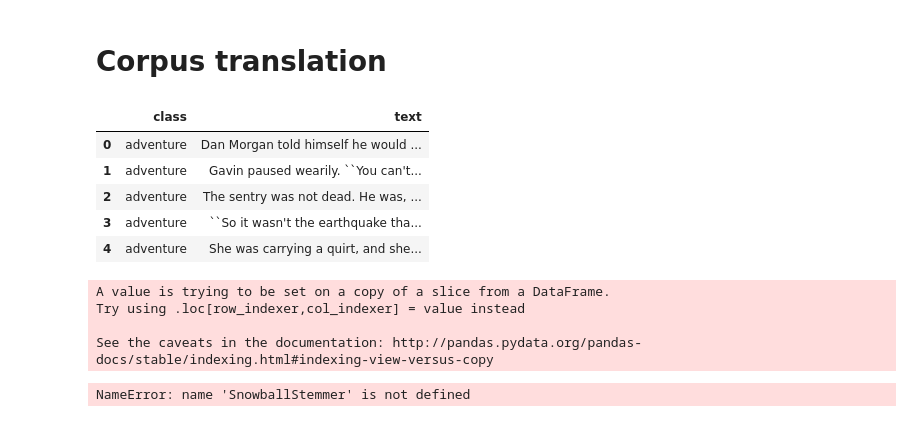
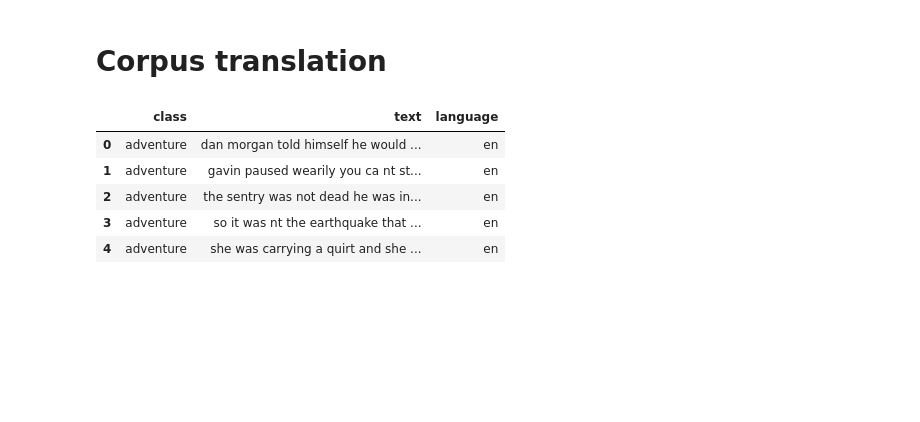
Before and after one commit to jaimeoliver1/Auto-text-mining, a Jupyter notebook: Example.ipynb, the cells around one changed output. Cells and saved outputs as stored; diff of their text form; code cells hidden in the pictures; blank space fills up the shorter version.

```diff
--- a/Example.ipynb
+++ b/Example.ipynb
@@ -113,12 +116,3 @@ array([[ 0.27322338,  0.27453399,  0.02269392, ...,  0.01432648,
         -0.1071738 , -0.01901273]])
 # %% [markdown]
 # Corpus translation
-# %%
-corpus.head()
-# %% [output]
-|  | class | text |
-| 0 | adventure | Dan Morgan told himself he would ... |
-| 1 | adventure | Gavin paused wearily. ``You can't... |
-| 2 | adventure | The sentry was not dead. He was, ... |
-| 3 | adventure | ``So it wasn't the earthquake tha... |
-| 4 | adventure | She was carrying a quirt, and she... |
@@ -439,15 +119,11 @@ class text_processor:
-# %%
-ATM = text_processor(df = corpus, topic = 'class', text = 'text')
-ATM.stop_words()
-ATM.steemer()
-ATM.corpus_to_bag_of_words()
-# ATM.plot_count_distribution()
-ATM.filter_variance()
-ATM.token_cluster(n_clusters = 300)
-ATM.token_PCA()
-# %% [output]
-A value is trying to be set on a copy of a slice from a DataFrame.
-Try using .loc[row_indexer,col_indexer] = value instead
-
-See the caveats in the documentation: http://pandas.pydata.org/pandas-docs/stable/indexing.html#indexing-view-versus-copy
-NameError: name 'SnowballStemmer' is not defined
+# %%
+importlib.reload(text_processing)
+my_trans = text_processing.translator(df = corpus, text = 'text', topic = 'class', pre_process=True)
+my_trans.data.head()
+# %% [output]
+|  | class | text | language |
+| 0 | adventure | dan morgan told himself he would ... | en |
+| 1 | adventure | gavin paused wearily you ca nt st... | en |
+| 2 | adventure | the sentry was not dead he was in... | en |
+| 3 | adventure | so it was nt the earthquake that ... | en |
+| 4 | adventure | she was carrying a quirt and she ... | en |
```
Also changed, not shown: parts of 16 cells of this notebook.
